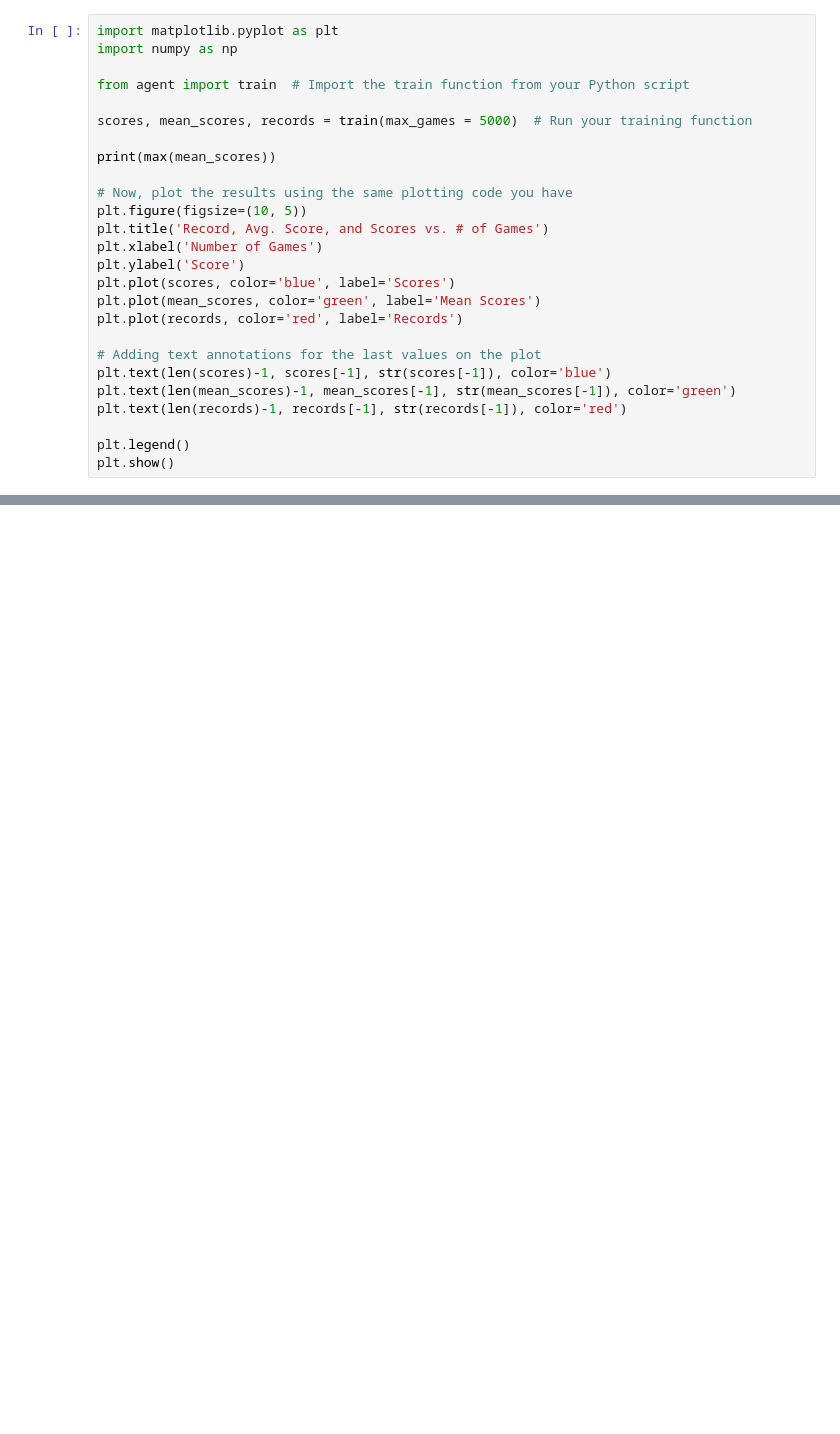
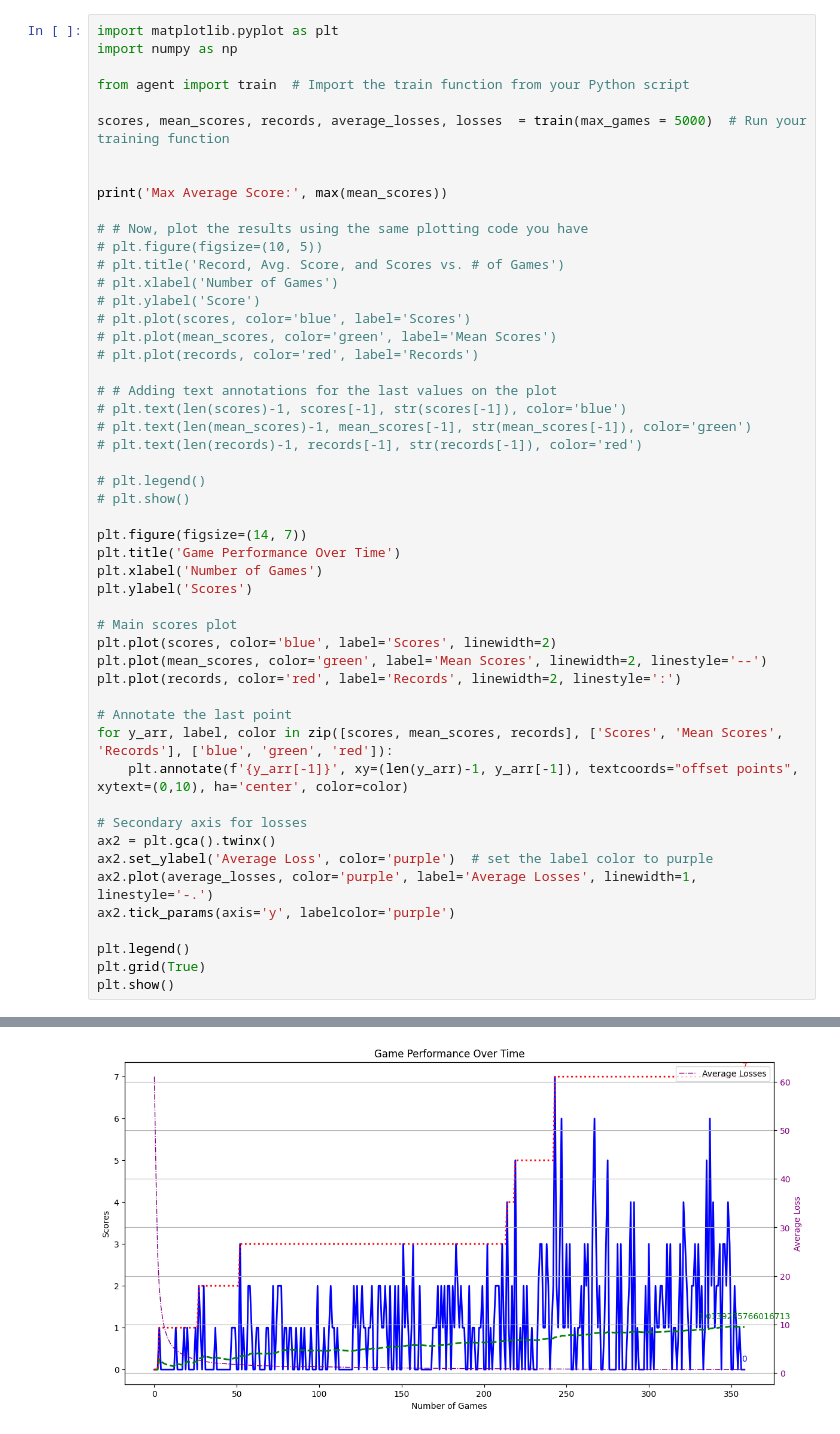
Before and after one commit to scottdavis33/Snake-QLearn, a Jupyter notebook: snake/plot.ipynb, the cells around one changed output, grey strips where cells are left out. Cells and saved outputs as stored; diff of their text form; blank space fills up the shorter version.

```diff
--- a/snake/plot.ipynb
+++ b/snake/plot.ipynb
@@ -4,24 +4,49 @@ import numpy as np
 
 from agent import train  # Import the train function from your Python script
 
-scores, mean_scores, records = train(max_games = 5000)  # Run your training function
+scores, mean_scores, records, average_losses, losses  = train(max_games = 5000)  # Run your training function
 
-print(max(mean_scores))
 
-# Now, plot the results using the same plotting code you have
-plt.figure(figsize=(10, 5))
-plt.title('Record, Avg. Score, and Scores vs. # of Games')
+print('Max Average Score:', max(mean_scores))
+
+# # Now, plot the results using the same plotting code you have
+# plt.figure(figsize=(10, 5))
+# plt.title('Record, Avg. Score, and Scores vs. # of Games')
+# plt.xlabel('Number of Games')
+# plt.ylabel('Score')
+# plt.plot(scores, color='blue', label='Scores')
+# plt.plot(mean_scores, color='green', label='Mean Scores')
+# plt.plot(records, color='red', label='Records')
+
+# # Adding text annotations for the last values on the plot
+# plt.text(len(scores)-1, scores[-1], str(scores[-1]), color='blue')
+# plt.text(len(mean_scores)-1, mean_scores[-1], str(mean_scores[-1]), color='green')
+# plt.text(len(records)-1, records[-1], str(records[-1]), color='red')
+
+# plt.legend()
+# plt.show()
+
+plt.figure(figsize=(14, 7))
+plt.title('Game Performance Over Time')
 plt.xlabel('Number of Games')
-plt.ylabel('Score')
-plt.plot(scores, color='blue', label='Scores')
-plt.plot(mean_scores, color='green', label='Mean Scores')
-plt.plot(records, color='red', label='Records')
+plt.ylabel('Scores')
 
-# Adding text annotations for the last values on the plot
-plt.text(len(scores)-1, scores[-1], str(scores[-1]), color='blue')
-plt.text(len(mean_scores)-1, mean_scores[-1], str(mean_scores[-1]), color='green')
-plt.text(len(records)-1, records[-1], str(records[-1]), color='red')
+# Main scores plot
+plt.plot(scores, color='blue', label='Scores', linewidth=2)
+plt.plot(mean_scores, color='green', label='Mean Scores', linewidth=2, linestyle='--')
+plt.plot(records, color='red', label='Records', linewidth=2, linestyle=':')
+
+# Annotate the last point
+for y_arr, label, color in zip([scores, mean_scores, records], ['Scores', 'Mean Scores', 'Records'], ['blue', 'green', 'red']):
+    plt.annotate(f'{y_arr[-1]}', xy=(len(y_arr)-1, y_arr[-1]), textcoords="offset points", xytext=(0,10), ha='center', color=color)
+
+# Secondary axis for losses
+ax2 = plt.gca().twinx()
+ax2.set_ylabel('Average Loss', color='purple')  # set the label color to purple
+ax2.plot(average_losses, color='purple', label='Average Losses', linewidth=1, linestyle='-.')
+ax2.tick_params(axis='y', labelcolor='purple')
 
 plt.legend()
+plt.grid(True)
 plt.show()
 # %% [output]
@@ -44,0 +70 @@ Game: 930 Score: 1 Record: 25 Average Score: 3.5473 Average Loss: 0.3003 Epsilon
+[figure, added]
```
Also changed, not shown: parts of 1 cell of this notebook, 5 other files.
